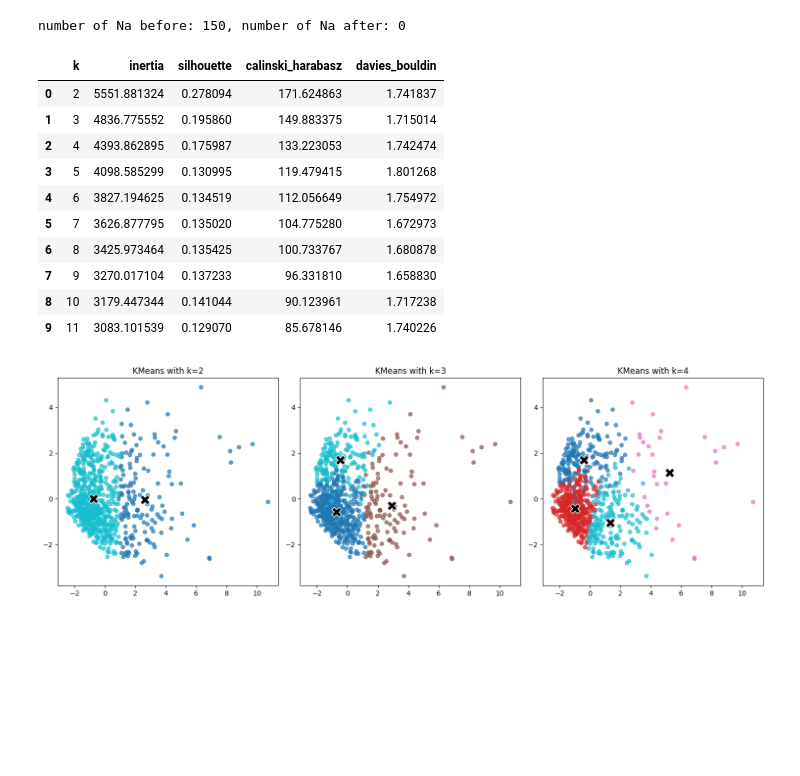
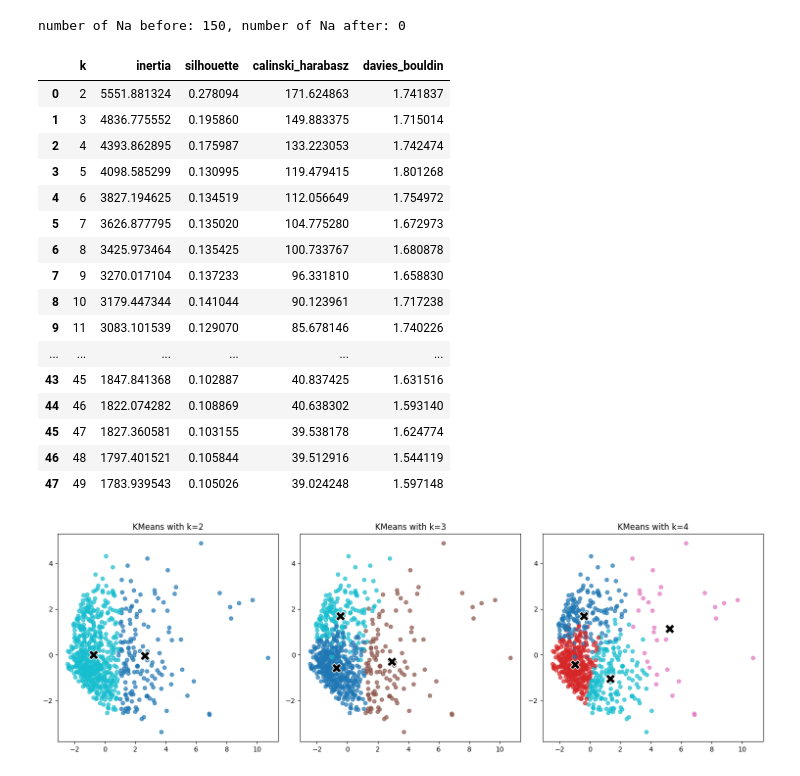
Before and after one commit to Daniel-Lawless/Unsupervised-learning-practise, a Jupyter notebook: k-means extended.ipynb, the cells around one changed output. Drawn from its saved outputs; the diff is of its cells as text; code cells hidden in the pictures; blank space fills up the shorter version.

```diff
--- a/k-means extended.ipynb
+++ b/k-means extended.ipynb
@@ -54,31 +54,38 @@ def pipeline(k):
 # %%
 # return evaluation metrics for varying values of k for our k-means algorithm.
 def evaluate_k(k):
     model = pipeline(k)
     model.fit(cust_df)
 
     X_trans = model["preprocessing"].transform(cust_df)
     y  = model["classifier"].labels_
+
     return {
         "k": k,
         "inertia": model["classifier"].inertia_,
         "silhouette": metrics.silhouette_score(X_trans, y),
         "calinski_harabasz": metrics.calinski_harabasz_score(X_trans, y),
         "davies_bouldin": metrics.davies_bouldin_score(X_trans, y),
     }
 
 results = pd.DataFrame([evaluate_k(k) for k in range(2, 50)])
-results.head(10)
+results
 # %% [output]
 |  | k | inertia | silhouette | calinski_harabasz | davies_bouldin |
 | 0 | 2 | 5551.881324 | 0.278094 | 171.624863 | 1.741837 |
 | 1 | 3 | 4836.775552 | 0.195860 | 149.883375 | 1.715014 |
 | 2 | 4 | 4393.862895 | 0.175987 | 133.223053 | 1.742474 |
 | 3 | 5 | 4098.585299 | 0.130995 | 119.479415 | 1.801268 |
 | 4 | 6 | 3827.194625 | 0.134519 | 112.056649 | 1.754972 |
 | 5 | 7 | 3626.877795 | 0.135020 | 104.775280 | 1.672973 |
 | 6 | 8 | 3425.973464 | 0.135425 | 100.733767 | 1.680878 |
 | 7 | 9 | 3270.017104 | 0.137233 | 96.331810 | 1.658830 |
 | 8 | 10 | 3179.447344 | 0.141044 | 90.123961 | 1.717238 |
 | 9 | 11 | 3083.101539 | 0.129070 | 85.678146 | 1.740226 |
+| ... | ... | ... | ... | ... | ... |
+| 43 | 45 | 1847.841368 | 0.102887 | 40.837425 | 1.631516 |
+| 44 | 46 | 1822.074282 | 0.108869 | 40.638302 | 1.593140 |
+| 45 | 47 | 1827.360581 | 0.103155 | 39.538178 | 1.624774 |
+| 46 | 48 | 1797.401521 | 0.105844 | 39.512916 | 1.544119 |
+| 47 | 49 | 1783.939543 | 0.105026 | 39.024248 | 1.597148 |
 # %%
```
Also changed, not shown: parts of 2 cells of this notebook.
